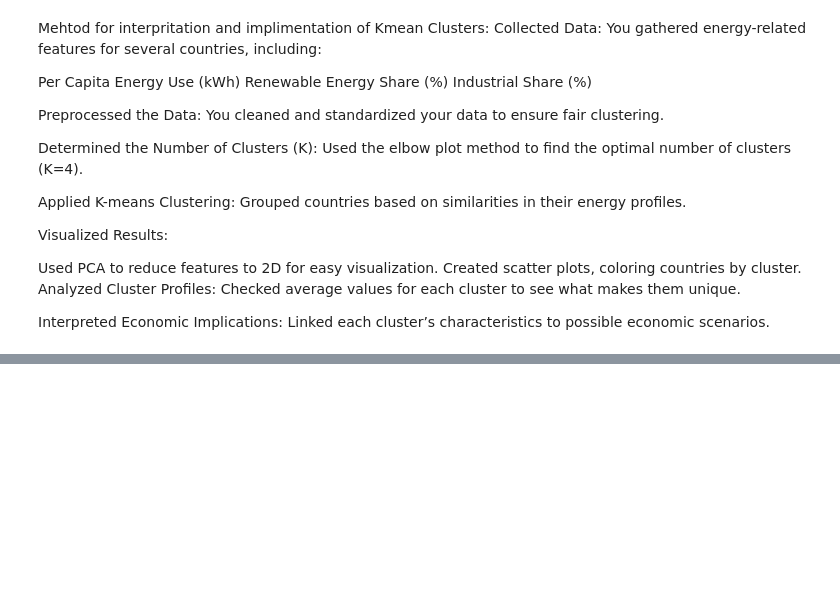
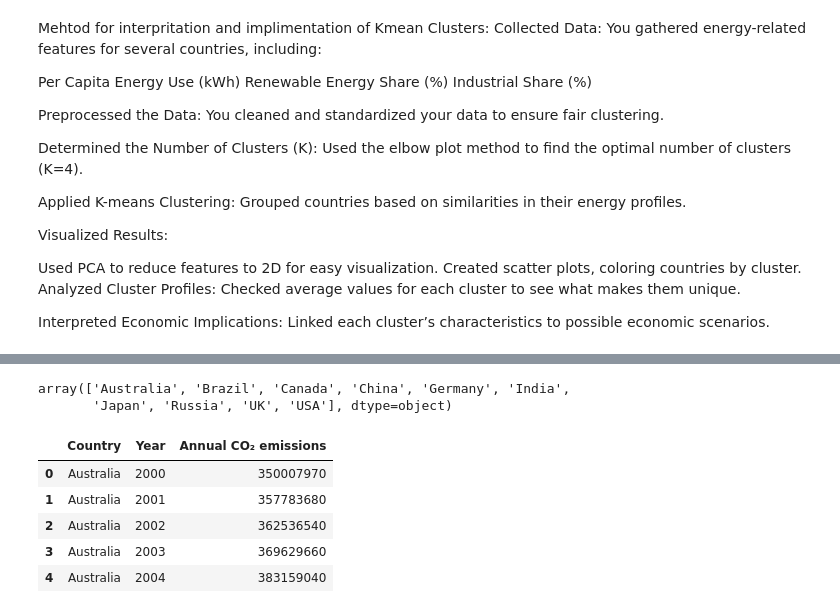
Before and after one commit to RudyAlhaddad7/global-energy-consumption-analysis, a Jupyter notebook: notebook/eda.ipynb, the cells around one changed output, grey strips where cells are left out. Cells and saved outputs as stored; diff of their text form; code cells hidden in the pictures; blank space fills up the shorter version.

```diff
--- a/notebook/eda.ipynb
+++ b/notebook/eda.ipynb
@@ -661,0 +859,17 @@ Linked each cluster’s characteristics to possible economic scenarios.
+# %%
+dfEmissions = pd.read_csv('../data/annual-co2-emissions-per-country.csv')
+dfEmissions.drop(columns=['Code'], inplace=True)
+dfEmissions.rename(columns={'Entity': 'Country'}, inplace=True)
+dfEmissions['Country'] = dfEmissions['Country'].replace(country_rename)
+
+display(dfEmissions['Country'].unique())
+display(dfEmissions.head())
+# %% [output]
+array(['Australia', 'Brazil', 'Canada', 'China', 'Germany', 'India',
+       'Japan', 'Russia', 'UK', 'USA'], dtype=object)
+|  | Country | Year | Annual CO₂ emissions |
+| 0 | Australia | 2000 | 350007970 |
+| 1 | Australia | 2001 | 357783680 |
+| 2 | Australia | 2002 | 362536540 |
+| 3 | Australia | 2003 | 369629660 |
+| 4 | Australia | 2004 | 383159040 |
```
Also changed, not shown: parts of 16 cells of this notebook, 5 other files.
